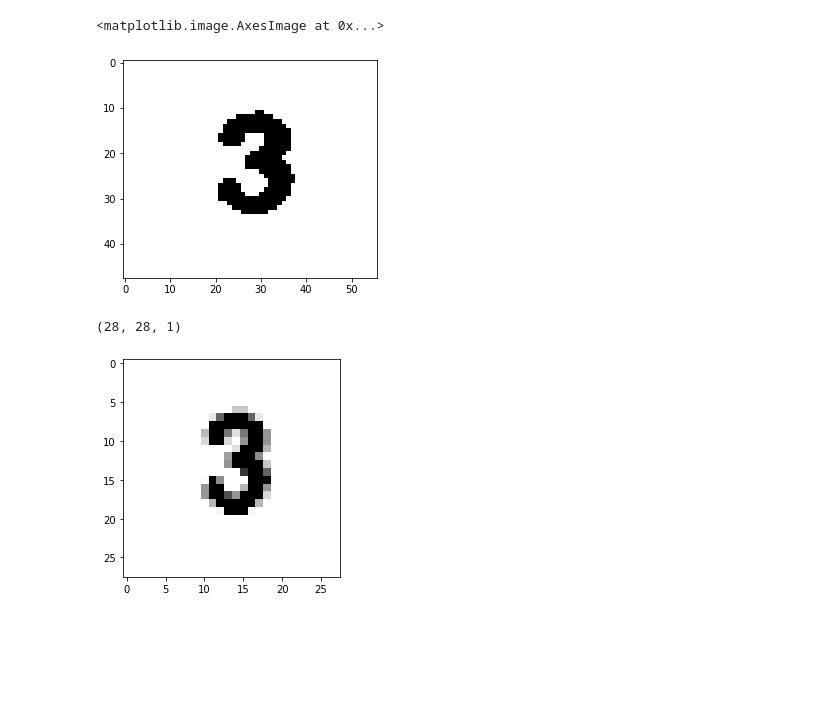
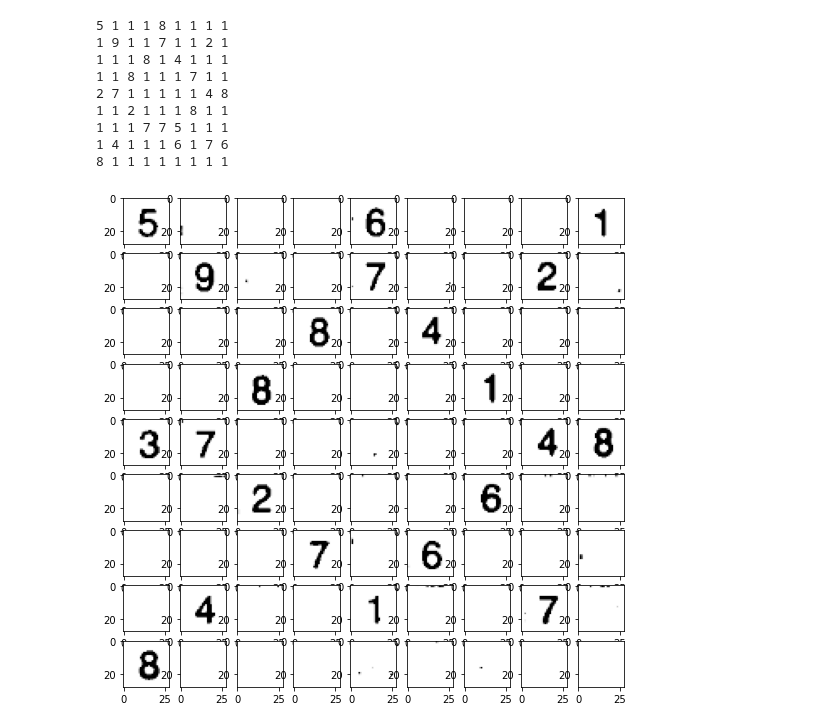
Before and after one commit to A-tichat/sudoku_detector, a Jupyter notebook: sudoku_dectector.ipynb, the cells around one changed output. Drawn from its saved outputs; the diff is of its cells as text; code cells hidden in the pictures; blank space fills up the shorter version.

Commit message:
Update sudoku detector notebook

```diff
--- a/sudoku_dectector.ipynb
+++ b/sudoku_dectector.ipynb
@@ -7,8 +7,5 @@ from sudokudetector.image import split_cell, sudoku_detect
 
 %matplotlib inline
 # %%
-_, result = sudoku_detect('dataset/image9.jpg')
+_, result = sudoku_detect('dataset/image201.jpg')
 cells = split_cell(result)
-# %% [output]
-<matplotlib.image.AxesImage at 0x...>
-[figure, removed]
@@ -15,21 +17,29 @@ cells = split_cell(result)
 # %%
 def resizing(image_cell):
-    image_cell = cv2.resize(cell, (28, 28))
-    image_cell = cell.reshape(28, 28, 1)
+    image_cell = cv2.resize(image_cell, (28, 28))
+    image_cell = image_cell.reshape(28, 28, 1)
     return image_cell
-
-input_shape = (28, 28, 1)
-
-model = Model(input_shape)
-model.load_model('model.h5')
 
 # print(pred)
 
-for cell in cells:
+fig=plt.figure(figsize=(9, 9))
+
+for i, cell in enumerate(cells):
     cell = resizing(cell)
+    fig.add_subplot(9, 9, i + 1)
     plt.imshow(cell, cmap="Greys")
     pred = model.predict(cell)
-    print(pred.argmax())
+    print(str(pred.argmax()) + ' ', end= '\n' if i%9 == 8 else '')
+
+plt.show()
 # %% [output]
-(28, 28, 1)
+5 1 1 1 8 1 1 1 1
+1 9 1 1 7 1 1 2 1
+1 1 1 8 1 4 1 1 1
+1 1 8 1 1 1 7 1 1
+2 7 1 1 1 1 1 4 8
+1 1 2 1 1 1 8 1 1
+1 1 1 7 7 5 1 1 1
+1 4 1 1 1 6 1 7 6
+8 1 1 1 1 1 1 1 1
-[figure, old version]
+[figure, new version]
```
Also changed, not shown: parts of 2 cells of this notebook.
